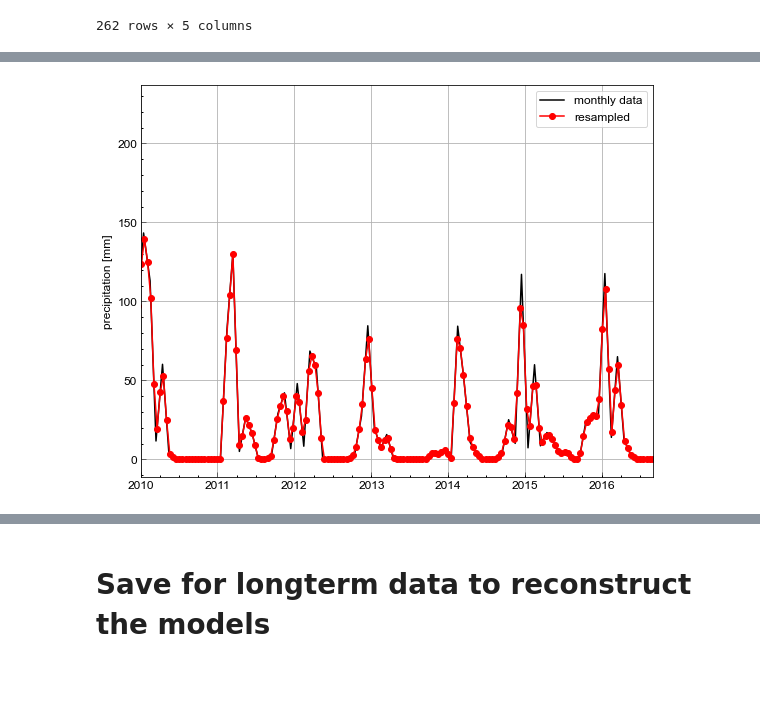
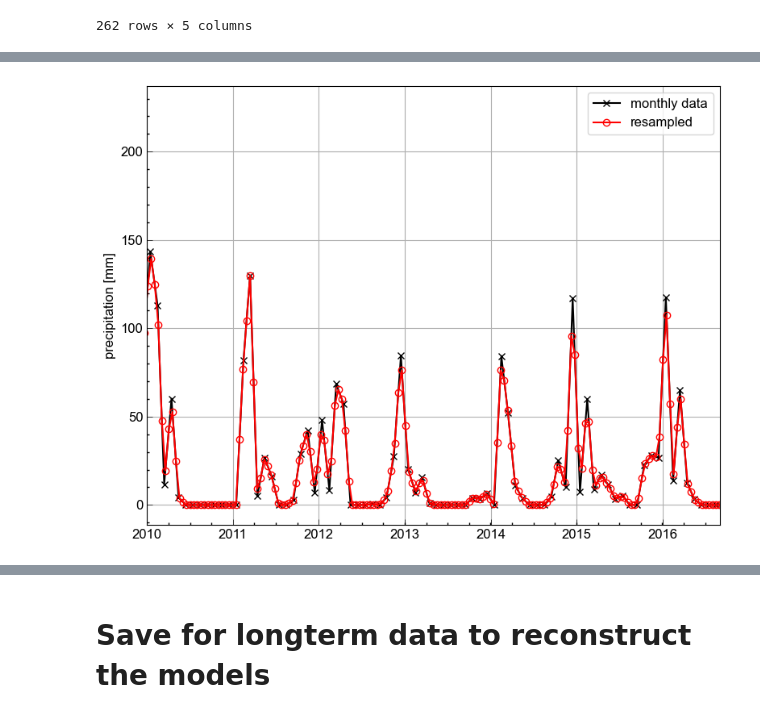
Before and after one commit to kura-okubo/SeisMonitoring_Paper, a Jupyter notebook: Post/ModelFit/code/modelfit_03_preprocess_precip_and_temperature_v01.ipynb, the cells around one changed output, grey strips where cells are left out. Cells and saved outputs as stored; diff of their text form; code cells hidden in the pictures; blank space fills up the shorter version.

```diff
--- a/Post/ModelFit/code/modelfit_03_preprocess_precip_and_temperature_v01.ipynb
+++ b/Post/ModelFit/code/modelfit_03_preprocess_precip_and_temperature_v01.ipynb
@@ -316,15 +273,15 @@ precip_resampled = f_precip(uniform_tvec)
 # %%
 # plot to check result
 fig, ax = plt.subplots(1, 1, figsize=(8, 6))
-ax.plot(df_precip["datetime"], df_precip["mm"], "k-", label="monthly data")
-ax.plot(uniform_tvec_datetime, precip_resampled, "ro-", label="resampled")
+ax.plot(df_precip["datetime"], df_precip["mm"], "kx-", label="monthly data")
+ax.plot(uniform_tvec_datetime, precip_resampled, "ro-", label="resampled", markerfacecolor="None")
 xmin = datetime.datetime(2010, 1, 1)
 xmax = datetime.datetime(2016, 9, 1)
 ax.set_xlim(xmin, xmax)
 ax.set_ylabel("precipitation [mm]")
 ax.grid(True)
 ax.legend(loc=1)
 plt.tight_layout()
 plt.savefig(figdir+"/precip_resampled.png", dpi=300)
 # %% [output]
-[figure, old version]
+[figure, new version]
```
Also changed, not shown: parts of 23 cells of this notebook, 10 other files.
